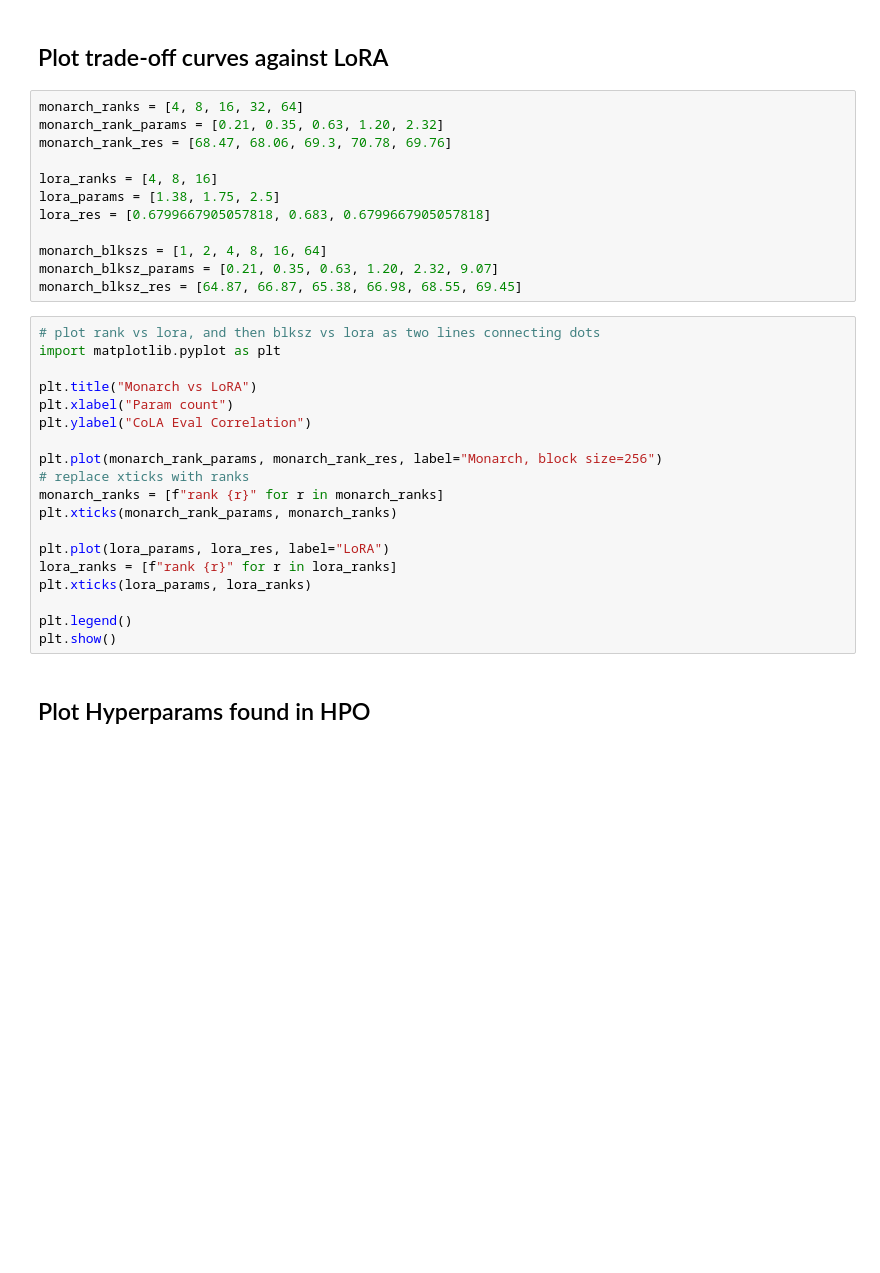
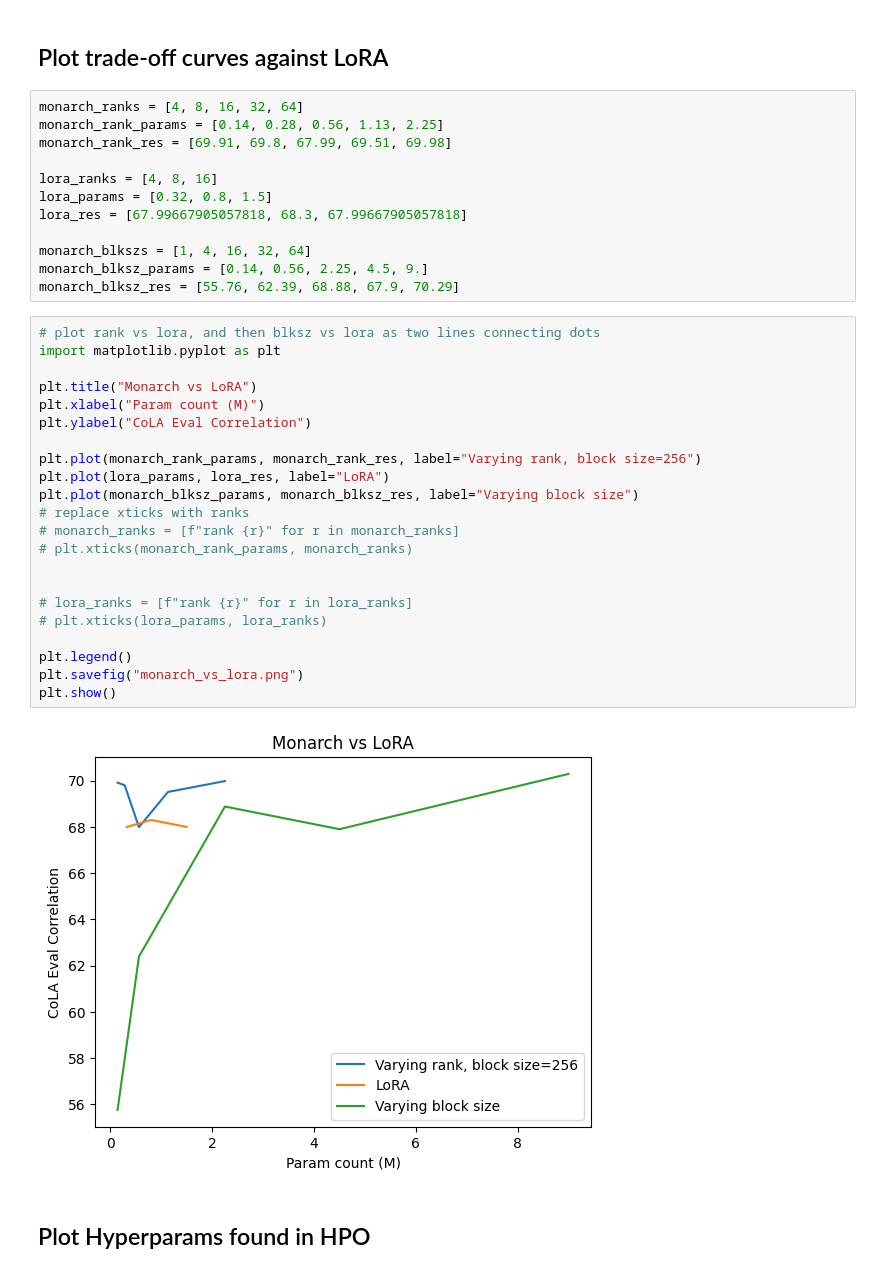
Before and after one commit to SprocketLab/sparse_matrix_fine_tuning, a Jupyter notebook: show_hp.ipynb, the cells around one changed output. Cells and saved outputs as stored; diff of their text form; blank space fills up the shorter version.

```diff
--- a/show_hp.ipynb
+++ b/show_hp.ipynb
@@ -13,35 +13,40 @@ for ckpt in glob.glob("/nobackup/wenxuan/sparse_matrix_fine_tuning/results/**/py
 ## Plot trade-off curves against LoRA
 # %%
 monarch_ranks = [4, 8, 16, 32, 64]
-monarch_rank_params = [0.21, 0.35, 0.63, 1.20, 2.32]
-monarch_rank_res = [68.47, 68.06, 69.3, 70.78, 69.76]
+monarch_rank_params = [0.14, 0.28, 0.56, 1.13, 2.25]
+monarch_rank_res = [69.91, 69.8, 67.99, 69.51, 69.98]
 
 lora_ranks = [4, 8, 16]
-lora_params = [1.38, 1.75, 2.5]
-lora_res = [0.6799667905057818, 0.683, 0.6799667905057818]
+lora_params = [0.32, 0.8, 1.5]
+lora_res = [67.99667905057818, 68.3, 67.99667905057818]
 
-monarch_blkszs = [1, 2, 4, 8, 16, 64]
-monarch_blksz_params = [0.21, 0.35, 0.63, 1.20, 2.32, 9.07]
-monarch_blksz_res = [64.87, 66.87, 65.38, 66.98, 68.55, 69.45]
+monarch_blkszs = [1, 4, 16, 32, 64]
+monarch_blksz_params = [0.14, 0.56, 2.25, 4.5, 9.]
+monarch_blksz_res = [55.76, 62.39, 68.88, 67.9, 70.29]
 # %%
 # plot rank vs lora, and then blksz vs lora as two lines connecting dots
 import matplotlib.pyplot as plt
 
 plt.title("Monarch vs LoRA")
-plt.xlabel("Param count")
+plt.xlabel("Param count (M)")
 plt.ylabel("CoLA Eval Correlation")
 
-plt.plot(monarch_rank_params, monarch_rank_res, label="Monarch, block size=256")
+plt.plot(monarch_rank_params, monarch_rank_res, label="Varying rank, block size=256")
+plt.plot(lora_params, lora_res, label="LoRA")
+plt.plot(monarch_blksz_params, monarch_blksz_res, label="Varying block size")
 # replace xticks with ranks
-monarch_ranks = [f"rank {r}" for r in monarch_ranks]
-plt.xticks(monarch_rank_params, monarch_ranks)
+# monarch_ranks = [f"rank {r}" for r in monarch_ranks]
+# plt.xticks(monarch_rank_params, monarch_ranks)
 
-plt.plot(lora_params, lora_res, label="LoRA")
-lora_ranks = [f"rank {r}" for r in lora_ranks]
-plt.xticks(lora_params, lora_ranks)
+
+# lora_ranks = [f"rank {r}" for r in lora_ranks]
+# plt.xticks(lora_params, lora_ranks)
 
 plt.legend()
+plt.savefig("monarch_vs_lora.png")
 plt.show()
+# %% [output]
+[figure, added]
 # %% [markdown]
 ## Plot Hyperparams found in HPO
 # %%
```
Also changed, not shown: 12 other files.
